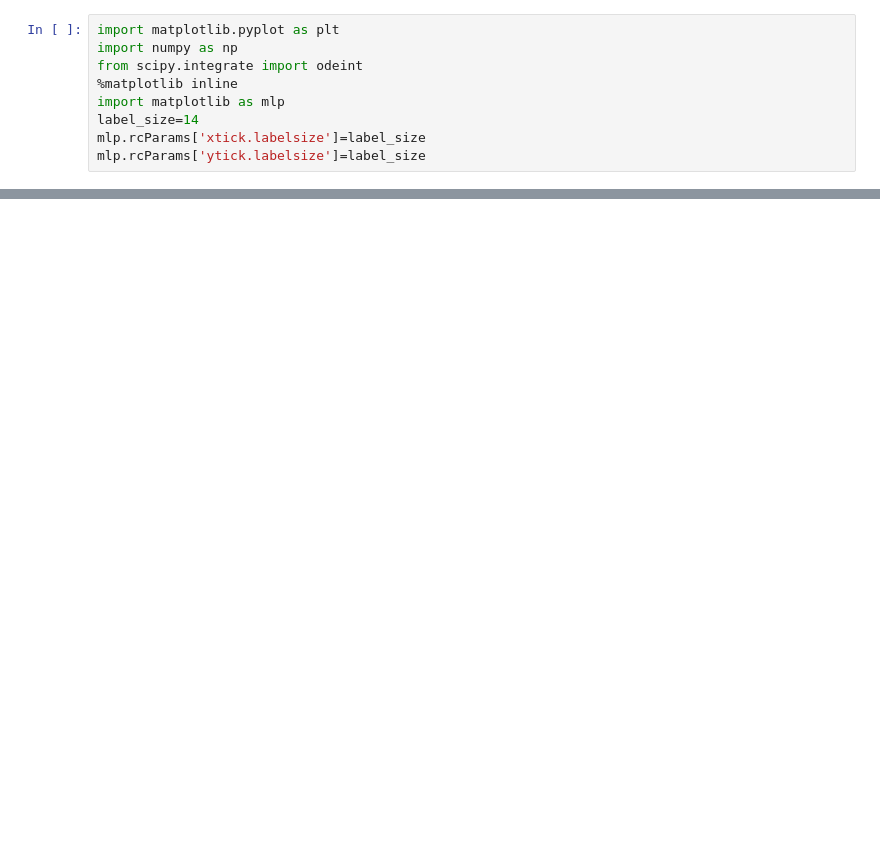
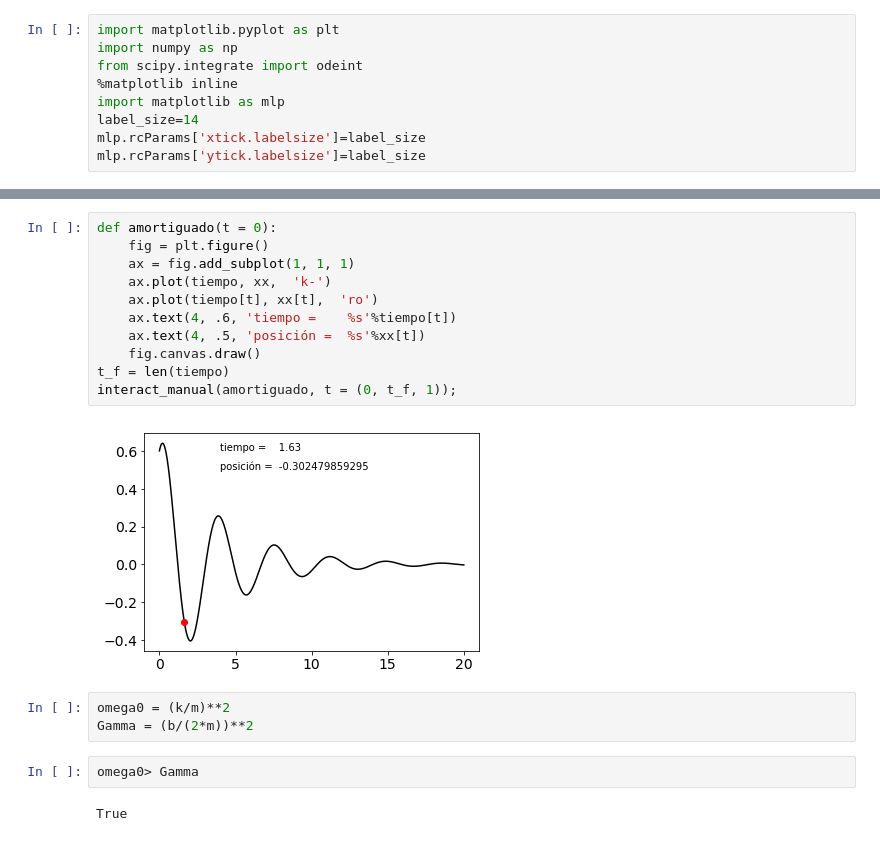
Before and after one commit to ramirezdiana/SimulacionMatematica2017, a Jupyter notebook: Clase5_OsciladorAmortiguado.ipynb, the cells around one changed output, grey strips where cells are left out. Saved outputs shown, nothing was run; the diff lists cells and outputs as text; blank space fills up the shorter version.

```diff
--- a/Clase5_OsciladorAmortiguado.ipynb
+++ b/Clase5_OsciladorAmortiguado.ipynb
@@ -33,0 +44,20 @@ plt.show()
+# %%
+def amortiguado(t = 0):
+    fig = plt.figure()
+    ax = fig.add_subplot(1, 1, 1)
+    ax.plot(tiempo, xx,  'k-')
+    ax.plot(tiempo[t], xx[t],  'ro')
+    ax.text(4, .6, 'tiempo =    %s'%tiempo[t])
+    ax.text(4, .5, 'posición =  %s'%xx[t])
+    fig.canvas.draw()
+t_f = len(tiempo)
+interact_manual(amortiguado, t = (0, t_f, 1));
+# %% [output]
+[figure, added]
+# %%
+omega0 = (k/m)**2
+Gamma = (b/(2*m))**2
+# %%
+omega0> Gamma
+# %% [output]
+True
```
Also changed, not shown: parts of 6 cells of this notebook.
